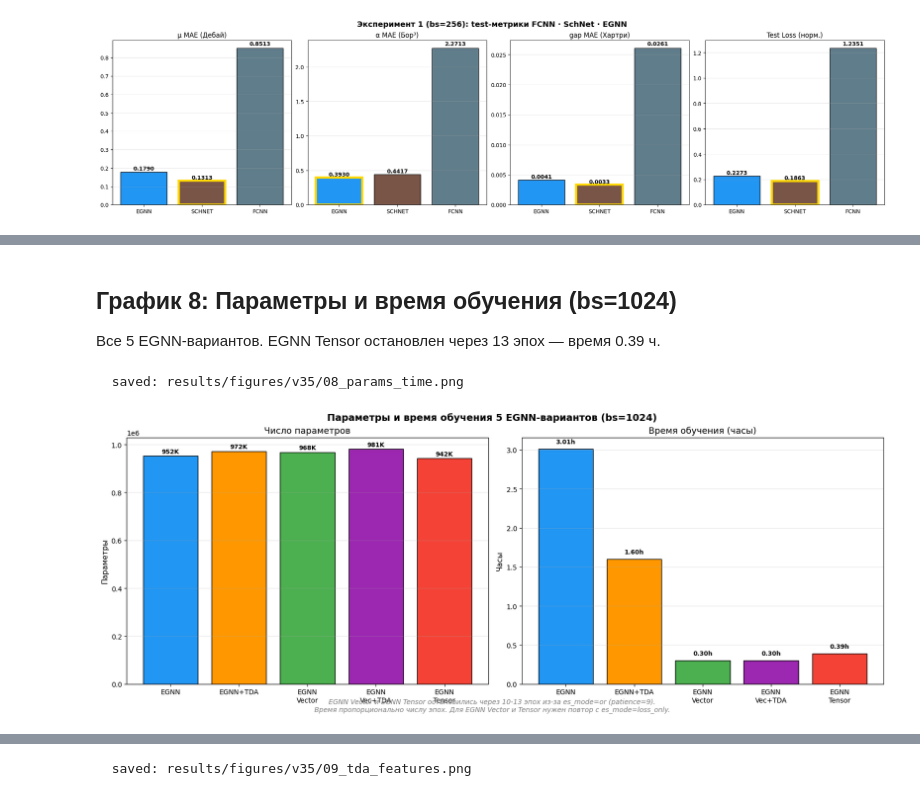
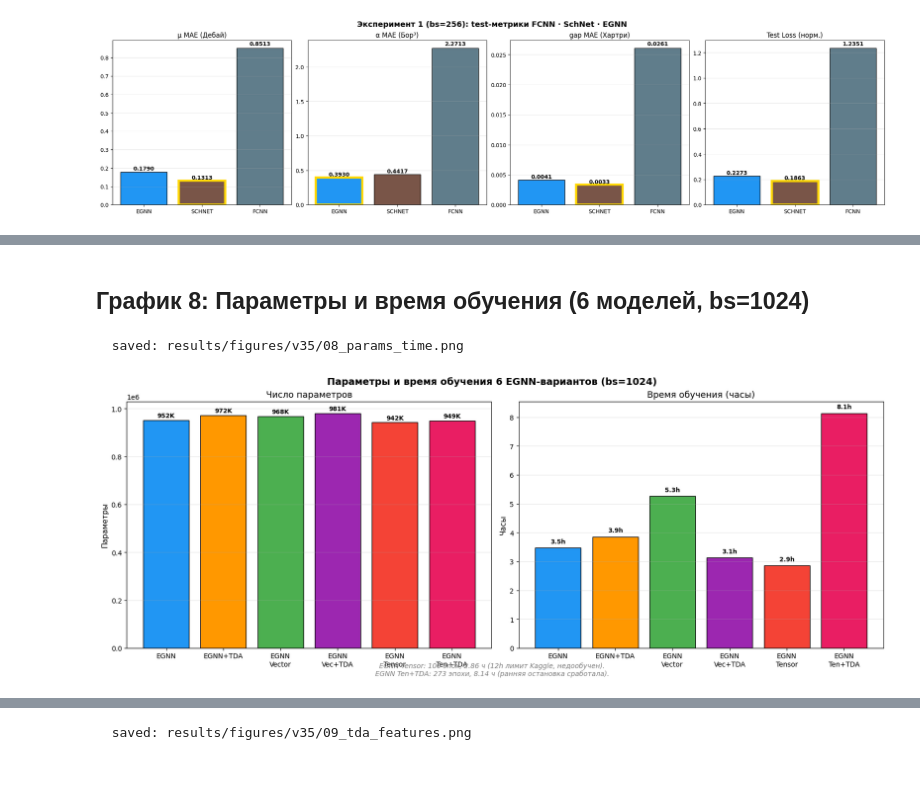
Before and after one commit to ThomasMoore25/alchemy-geom-tda, a Jupyter notebook: notebooks/plot_results.ipynb, the cells around one changed output, grey strips where cells are left out. Saved outputs shown, nothing was run; the diff lists cells and outputs as text; code cells hidden in the pictures.

```diff
--- a/notebooks/plot_results.ipynb
+++ b/notebooks/plot_results.ipynb
@@ -304,10 +316,10 @@ plt.show()
 # %%
 fig, axes = plt.subplots(1, 4, figsize=(20, 6), constrained_layout=True)
-fig.suptitle('Влияние TDA: без TDA vs с TDA (2 пары моделей, bs=1024)',
+fig.suptitle('Влияние TDA: без TDA vs с TDA (3 пары моделей, bs=1024)',
              fontsize=14, fontweight='bold')
 
-pairs = [('EGNN', 'EGNN+TDA'), ('EGNN Vector', 'EGNN Vec+TDA')]
-pair_labels = ['EGNN', 'Vector']
+pairs = [('EGNN', 'EGNN+TDA'), ('EGNN Vector', 'EGNN Vec+TDA'), ('EGNN Tensor', 'EGNN Ten+TDA')]
+pair_labels = ['EGNN', 'Vector', 'Tensor']
 metrics = [('mu', 'μ MAE (Дебай)'), ('alpha', 'α MAE (Бор³)'),
            ('gap', 'gap MAE (Хартри)'), ('loss', 'Test Loss (норм.)')]
 x = np.arange(len(pairs)); w = 0.35
@@ -402,50 +410,40 @@ plt.show()
 # %% [markdown]
-## График 8: Параметры и время обучения (bs=1024)
-
-Все 5 EGNN-вариантов. EGNN Tensor остановлен через 13 эпох — время 0.39 ч.
+## График 8: Параметры и время обучения (6 моделей, bs=1024)
 # %%
 fig, axes = plt.subplots(1, 2, figsize=(16, 6), constrained_layout=True)
-fig.suptitle('Параметры и время обучения 5 EGNN-вариантов (bs=1024)',
+fig.suptitle('Параметры и время обучения 6 EGNN-вариантов (bs=1024)',
              fontsize=14, fontweight='bold')
 
-# Числа параметров (из документации)
-params_map = {
-    'EGNN':          952000,
-    'EGNN+TDA':      972000,
-    'EGNN Vector':   968000,
-    'EGNN Vec+TDA':  981000,
-    'EGNN Tensor':   942000,
-}
 models = list(e3_results.keys())
 models_short = [m.replace(' ', '\n') for m in models]
-params = [params_map[m] for m in models]
+params = [e3_results[m]['params'] for m in models]
 times  = [e3_results[m]['time_h']  for m in models]
 colors_list = [COLORS[m] for m in models]
 
 ax = axes[0]
 bars = ax.bar(models_short, params, color=colors_list, edgecolor='black')
 ax.set_title('Число параметров', fontsize=13)
 ax.set_ylabel('Параметры', fontsize=11)
 ax.grid(True, alpha=0.3, axis='y')
 for bar, val in zip(bars, params):
     ax.text(bar.get_x()+bar.get_width()/2, bar.get_height()+5000,
             f'{val/1000:.0f}K', ha='center', va='bottom', fontsize=9, fontweight='bold')
 
 ax = axes[1]
 bars = ax.bar(models_short, times, color=colors_list, edgecolor='black')
 ax.set_title('Время обучения (часы)', fontsize=13)
 ax.set_ylabel('Часы', fontsize=11)
 ax.grid(True, alpha=0.3, axis='y')
 for bar, val in zip(bars, times):
-    ax.text(bar.get_x()+bar.get_width()/2, bar.get_height()+0.05,
-            f'{val:.2f}h', ha='center', va='bottom', fontsize=9, fontweight='bold')
+    ax.text(bar.get_x()+bar.get_width()/2, bar.get_height()+0.1,
+            f'{val:.1f}h', ha='center', va='bottom', fontsize=9, fontweight='bold')
 
 fig.text(0.5, -0.02,
-         'EGNN Vector и EGNN Tensor остановились через 10-13 эпох из-за es_mode=or (patience=9).\n'
-         'Время пропорционально числу эпох. Для EGNN Vector и Tensor нужен повтор с es_mode=loss_only.',
+         'EGNN Tensor: 100 эпох, 2.86 ч (12h лимит Kaggle, недообучен).\n'
+         'EGNN Ten+TDA: 273 эпохи, 8.14 ч (ранняя остановка сработала).',
          ha='center', fontsize=10, style='italic', color='gray')
 savefig('08_params_time')
 plt.show()
 # %% [output]
   saved: results/figures/v35/08_params_time.png
-[figure, old version]
+[figure, new version]
```
Also changed, not shown: parts of 26 cells of this notebook, 13 other files.
